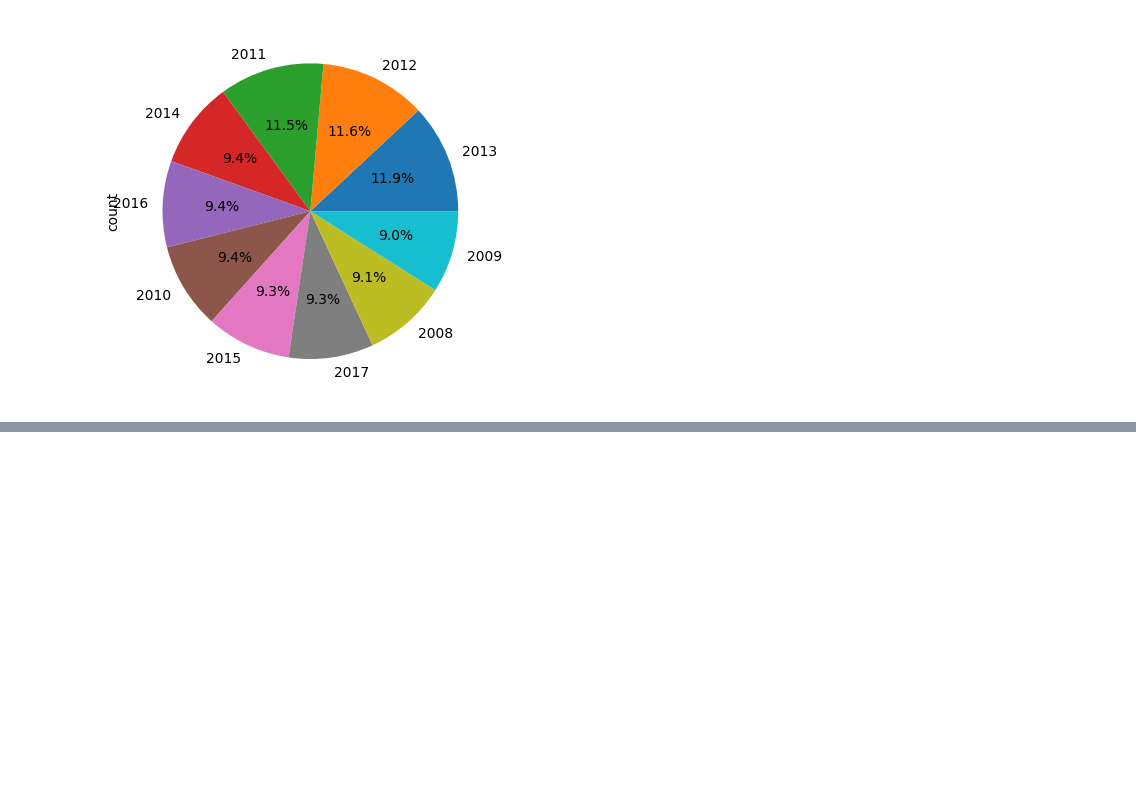
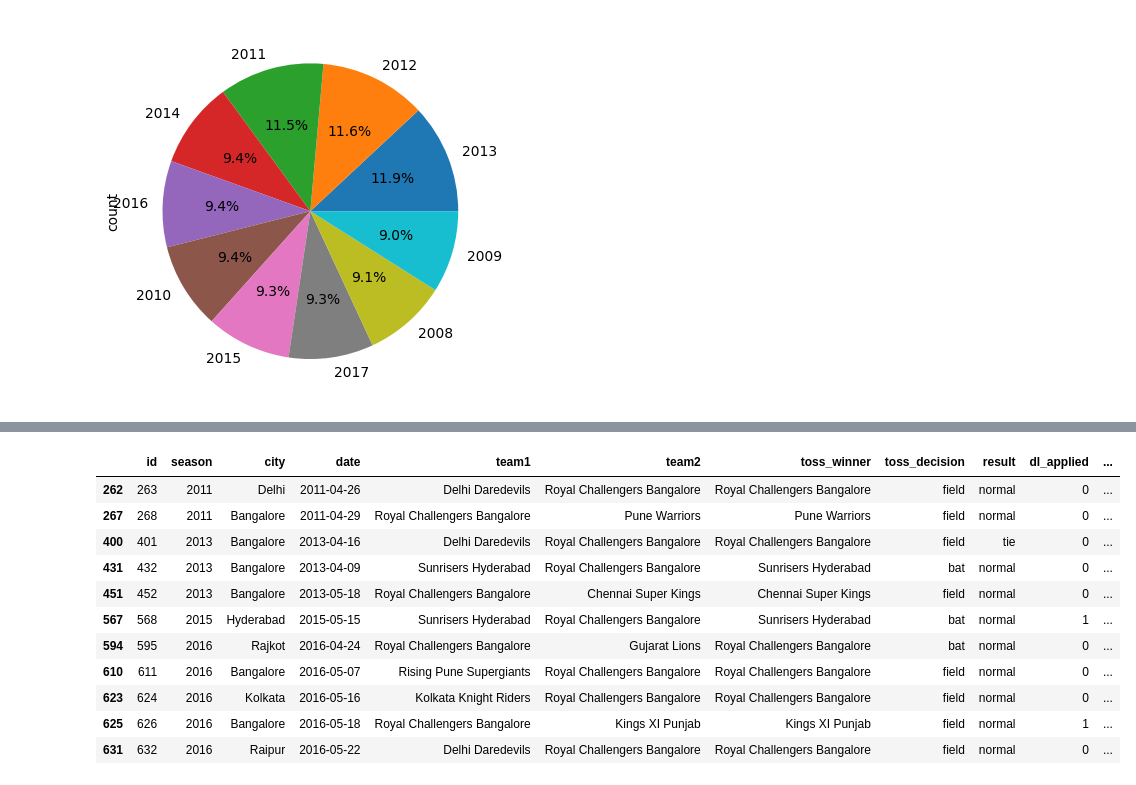
Before and after one commit to Aniketsingh0302/pandas, a Jupyter notebook: pandas/Ipl.ipynb, the cells around one changed output, grey strips where cells are left out. Saved outputs shown, nothing was run; the diff lists cells and outputs as text; code cells hidden in the pictures; blank space fills up the shorter version.

```diff
--- a/pandas/Ipl.ipynb
+++ b/pandas/Ipl.ipynb
@@ -190,0 +211,16 @@ data['season'].value_counts().plot.pie(autopct='%.1f%%')
+# %%
+mom=data[mask]
+mom
+# %% [output]
+|  | id | season | city | date | team1 | team2 | toss_winner | toss_decision | result | dl_applied | ... |
+| 262 | 263 | 2011 | Delhi | 2011-04-26 | Delhi Daredevils | Royal Challengers Bangalore | Royal Challengers Bangalore | field | normal | 0 | ... |
+| 267 | 268 | 2011 | Bangalore | 2011-04-29 | Royal Challengers Bangalore | Pune Warriors | Pune Warriors | field | normal | 0 | ... |
+| 400 | 401 | 2013 | Bangalore | 2013-04-16 | Delhi Daredevils | Royal Challengers Bangalore | Royal Challengers Bangalore | field | tie | 0 | ... |
+| 431 | 432 | 2013 | Bangalore | 2013-04-09 | Sunrisers Hyderabad | Royal Challengers Bangalore | Sunrisers Hyderabad | bat | normal | 0 | ... |
+| 451 | 452 | 2013 | Bangalore | 2013-05-18 | Royal Challengers Bangalore | Chennai Super Kings | Chennai Super Kings | field | normal | 0 | ... |
+| 567 | 568 | 2015 | Hyderabad | 2015-05-15 | Sunrisers Hyderabad | Royal Challengers Bangalore | Sunrisers Hyderabad | bat | normal | 1 | ... |
+| 594 | 595 | 2016 | Rajkot | 2016-04-24 | Royal Challengers Bangalore | Gujarat Lions | Royal Challengers Bangalore | bat | normal | 0 | ... |
+| 610 | 611 | 2016 | Bangalore | 2016-05-07 | Rising Pune Supergiants | Royal Challengers Bangalore | Royal Challengers Bangalore | field | normal | 0 | ... |
+| 623 | 624 | 2016 | Kolkata | 2016-05-16 | Kolkata Knight Riders | Royal Challengers Bangalore | Royal Challengers Bangalore | field | normal | 0 | ... |
+| 625 | 626 | 2016 | Bangalore | 2016-05-18 | Royal Challengers Bangalore | Kings XI Punjab | Kings XI Punjab | field | normal | 1 | ... |
+| 631 | 632 | 2016 | Raipur | 2016-05-22 | Delhi Daredevils | Royal Challengers Bangalore | Royal Challengers Bangalore | field | normal | 0 | ... |
```
Also changed, not shown: parts of 10 cells of this notebook.
